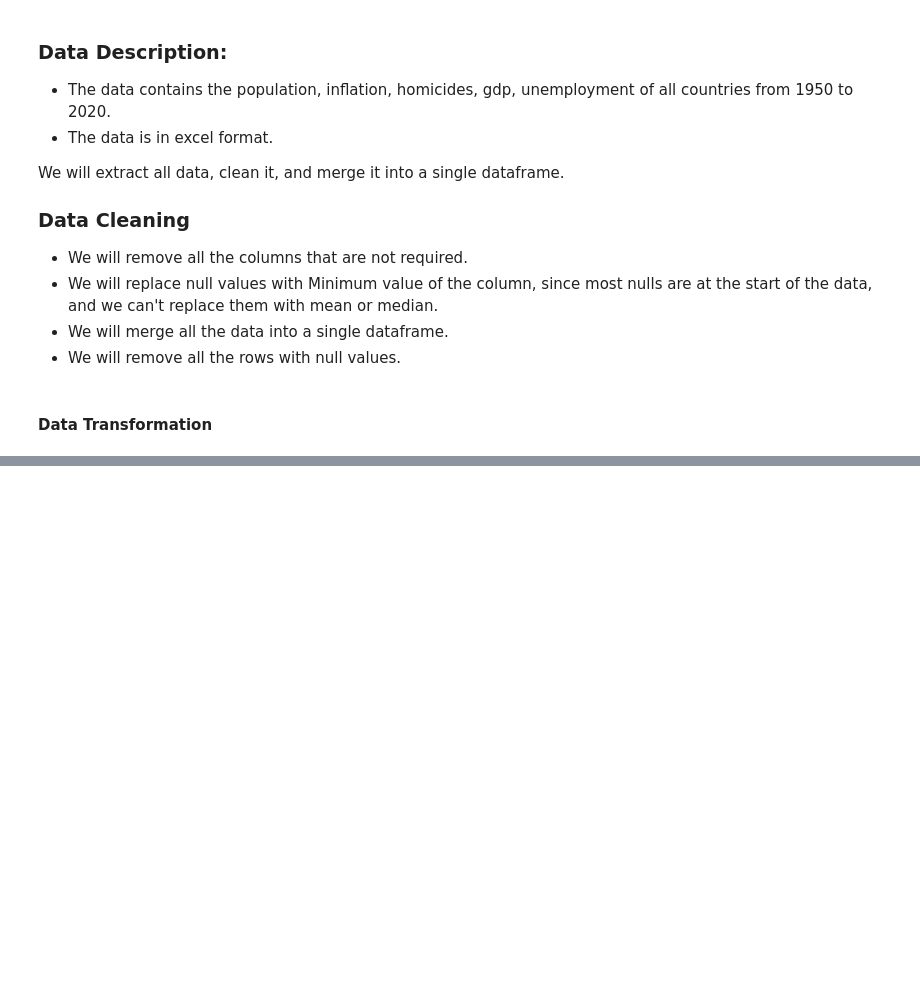
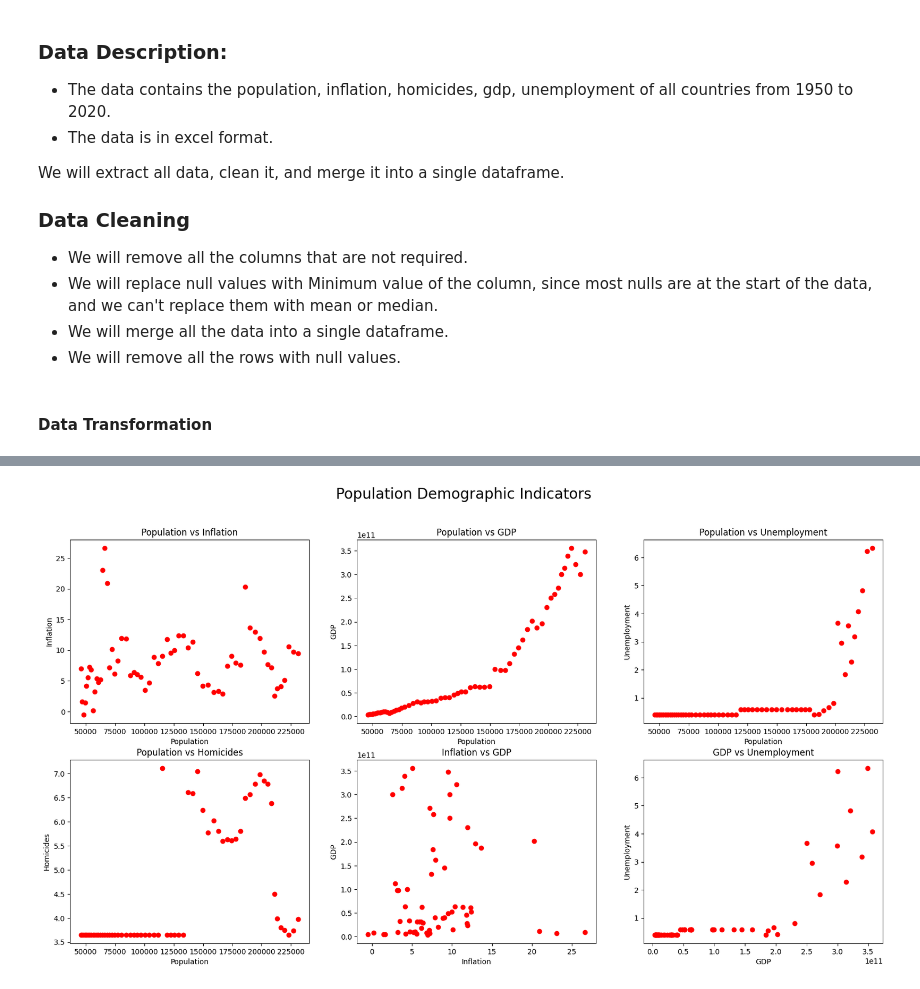
Before and after one commit to mujipro1/Population-Impact, a Jupyter notebook: preprocess.ipynb, the cells around one changed output, grey strips where cells are left out. Saved outputs shown, nothing was run; the diff lists cells and outputs as text; code cells hidden in the pictures; blank space fills up the shorter version.

```diff
--- a/preprocess.ipynb
+++ b/preprocess.ipynb
@@ -77,0 +119,39 @@ merged_df.to_excel('Refined/CleanData.xlsx', index=False)
+# %%
+fig, ax = plt.subplots(2, 3, figsize=(20, 10))
+fig.suptitle('Population Demographic Indicators', fontsize=20)
+
+ax[0, 0].scatter(merged_df['Total'], merged_df['Inflation'], color='red')
+ax[0, 0].set_title('Population vs Inflation')
+ax[0, 0].set_ylabel('Inflation')
+ax[0, 0].set_xlabel('Population')
+
+ax[0, 1].scatter(merged_df['Total'], merged_df['GDP'], color='red')
+ax[0, 1].set_title('Population vs GDP')
+ax[0, 1].set_ylabel('GDP')
+ax[0, 1].set_xlabel('Population')
+
+ax[0, 2].scatter(merged_df['Total'], merged_df['Unemployment'], color='red')
+ax[0, 2].set_title('Population vs Unemployment')
+ax[0, 2].set_ylabel('Unemployment')
+ax[0, 2].set_xlabel('Population')
+
+ax[1, 0].scatter(merged_df['Total'], merged_df['Homicides'], color='red')
+ax[1, 0].set_title('Population vs Homicides')
+ax[1, 0].set_ylabel('Homicides')
+ax[1, 0].set_xlabel('Population')
+
+ax[1, 1].scatter(merged_df['Inflation'], merged_df['GDP'], color='red')
+ax[1, 1].set_title('Inflation vs GDP')
+ax[1, 1].set_ylabel('GDP')
+ax[1, 1].set_xlabel('Inflation')
+
+ax[1, 2].scatter(merged_df['GDP'], merged_df['Unemployment'], color='red')
+ax[1, 2].set_title('GDP vs Unemployment')
+ax[1, 2].set_ylabel('Unemployment')
+ax[1, 2].set_xlabel('GDP')
+
+
+plt.show()
+plt.show()
+# %% [output]
+[figure, added]
```
Also changed, not shown: parts of 3 cells of this notebook, 1 other file.
